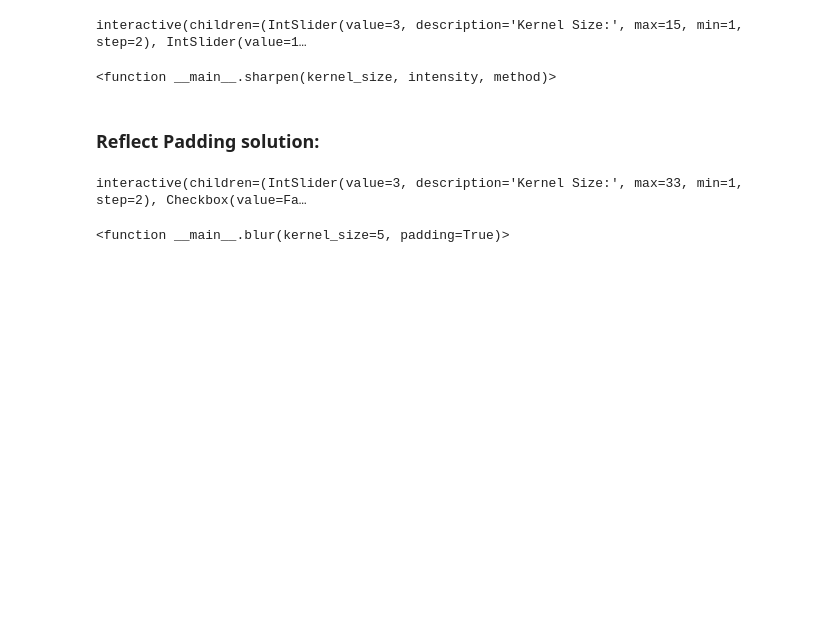
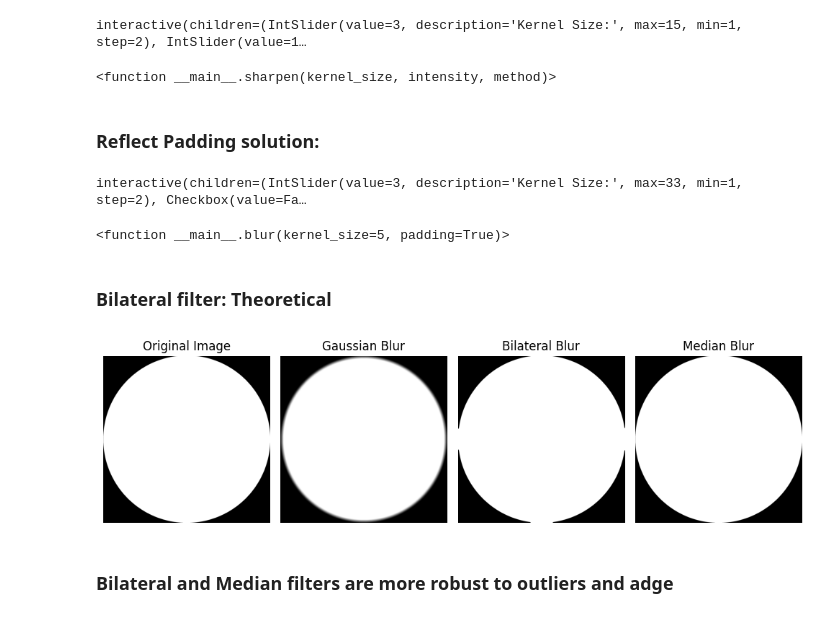
Before and after one commit to York-Citynew/image_filtering, a Jupyter notebook: image_filtering.ipynb, the cells around one changed output. Saved outputs shown, nothing was run; the diff lists cells and outputs as text; code cells hidden in the pictures; blank space fills up the shorter version.

```diff
--- a/image_filtering.ipynb
+++ b/image_filtering.ipynb
@@ -162,3 +169,33 @@ interact(blur, kernel_size=kernel_size_slider, padding=paddin_check)
 # %% [output]
 interactive(children=(IntSlider(value=3, description='Kernel Size:', max=33, min=1, step=2), Checkbox(value=Fa…
 <function __main__.blur(kernel_size=5, padding=True)>
+# %% [markdown]
+### Bilateral filter: Theoretical
+# %%
+kernel_size = 41
+n = 2000
+r = n // 2
+y, x = np.ogrid[:n, :n]
+circle = ((x - r)**2 + (y - r)**2 <= r**2).astype(np.uint8)
+g_blur = sp.signal.correlate2d(circle, np.ones((kernel_size,kernel_size))/kernel_size**2)
+b_blur = bilateralFilter(circle, kernel_size,5,25)
+m_blur = sp.signal.medfilt2d(circle, kernel_size)
+_, (ax1, ax2, ax3, ax4) = plt.subplots(1, 4, figsize=(10,40))
+ax1.imshow(circle,'gray')
+ax1.set_title('Original Image')
+ax1.axis('off')
+ax2.imshow(g_blur,'gray')
+ax2.set_title('Gaussian Blur')
+ax2.axis('off')
+ax3.imshow(b_blur,'gray')
+ax3.set_title('Bilateral Blur')
+ax3.axis('off')
+ax4.imshow(m_blur,'gray')
+ax4.set_title('Median Blur')
+ax4.axis('off')
+plt.tight_layout()
+plt.show()
+# %% [output]
+[figure, added]
+# %% [markdown]
+### Bilateral and Median filters are more robust to outliers and adge
```
Also changed, not shown: parts of 3 cells of this notebook.
